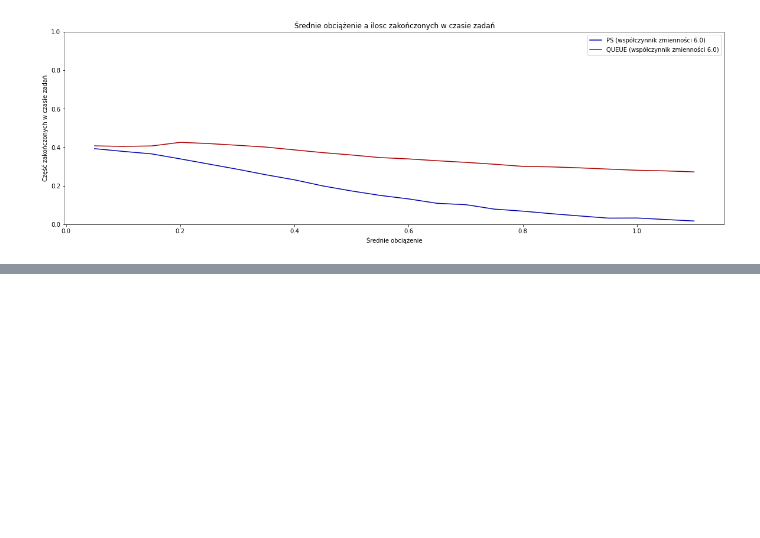
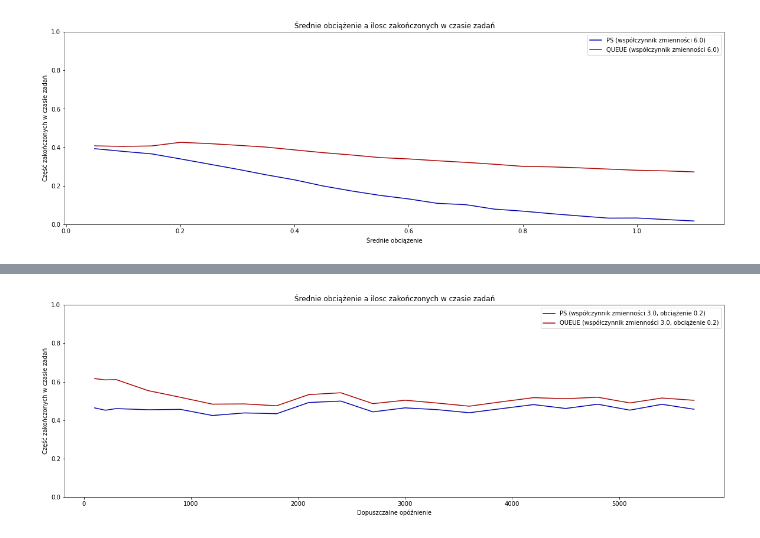
Before and after one commit to aieozn/GM1, a Jupyter notebook: notebook.ipynb, the cells around one changed output, grey strips where cells are left out. Drawn from its saved outputs; the diff is of its cells as text; code cells hidden in the pictures; blank space fills up the shorter version.

```diff
--- a/notebook.ipynb
+++ b/notebook.ipynb
@@ -495,0 +566,19 @@ plt.show()
+# %%
+ps = [0.4643131358977004, 0.45209220772909187, 0.46062227031727804, 0.45458312119513516, 0.45663082971567287, 0.4248589271928979, 0.4380717796908497, 0.4340709234215781, 0.49214464858764423, 0.49969420093817135, 0.44352997770539404, 0.4645276860213266, 0.4550939588546441, 0.4390561025687028, 0.46043301647545953, 0.4813649144094289, 0.46140789298647106, 0.48332307186835916, 0.4526489607668643, 0.48292701154164036, 0.4573152104921175]
+queue = [0.6164204437035425, 0.6097450029321537, 0.6114697014297922, 0.5539878953053696, 0.5195067608071641, 0.4837239420715875, 0.4848636953231648, 0.4753192533710619, 0.5332374251270334, 0.5428643875466738, 0.48630142849703745, 0.5041332778233759, 0.48942921109284754, 0.4731761973392113, 0.4958486626359782, 0.5175312831783754, 0.5119320920214299, 0.5197177431306911, 0.4900883762185589, 0.5156079518085671, 0.5037795383623446]
+
+plt.rcParams["figure.figsize"] = (20,6)
+labels = [100, 200,300, 600, 900, 1200, 1500, 1800, 2100, 2400, 2700, 3000, 3300, 3600, 3900, 4200, 4500, 4800, 5100, 5400, 5700]
+
+plt.plot(labels, ps, label='PS (współczynnik zmienności 3.0, obciążenie 0.2)', color="#0000AA")
+plt.plot(labels, queue, label='QUEUE (współczynnik zmienności 3.0, obciążenie 0.2)', color="#AA0000")
+
+plt.ylabel('Część zakończonych w czasie zadań')
+plt.ylim([0,1])
+plt.xlabel('Dopuszczalne opóźnienie')
+plt.title('Średnie obciążenie a ilosc zakończonych w czasie zadań')
+
+plt.legend();
+plt.show()
+# %% [output]
+[figure, added]
```
Also changed, not shown: parts of 5 cells of this notebook, 1 other file.
